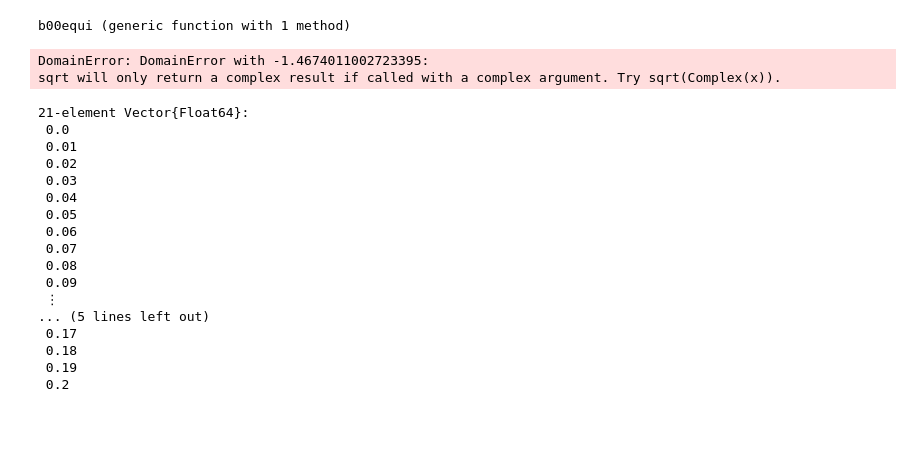
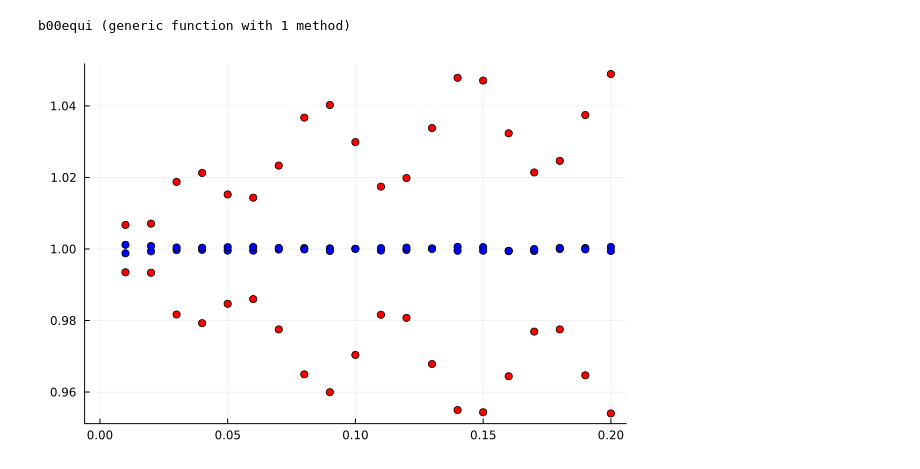
Before and after one commit to ladosamushia/BispectrumAP, a Jupyter notebook: BAOplots.ipynb, the cells around one changed output. Cells and saved outputs as stored; diff of their text form; code cells hidden in the pictures; blank space fills up the shorter version.

```diff
--- a/BAOplots.ipynb
+++ b/BAOplots.ipynb
@@ -139,34 +160,41 @@ function b00equi(kgrid, αV, ϵ)
     Nk = size(kgrid)[1]
     pp = zeros(Nk)
     for i in 2:Nk
-        pp[i] = hcubature(x -> bk5d(μp(kgrid[i], x[1], αV, ϵ), x[2], kp(kgrid[i], x[1], αV, ϵ), kp(kgrid[i], x[1], αV, ϵ), kp(kgrid[i], x[1], αV, ϵ))/2/sqrt(π)*sin(x[1]), [0, 0], [π, 2*π], reltol=1e-4)[1]
+        #println(kgrid[i])
+        pp[i] = hcubature(x -> bk5d(μp(kgrid[i], cos(x[1]), αV, ϵ), x[2], kp(kgrid[i], cos(x[1]), αV, ϵ), kp(kgrid[i], cos(x[1]), αV, ϵ), kp(kgrid[i], cos(x[1]), αV, ϵ))/2/sqrt(π)*sin(x[1]), [0, 0], [π, 2*π], reltol=1e-4)[1]
     end
     return pp
 end
+function b20equi(kgrid, αV, ϵ)
+    Nk = size(kgrid)[1]
+    pp = zeros(Nk)
+    for i in 2:Nk
+        #println(kgrid[i])
+        pp[i] = hcubature(x -> bk5d(μp(kgrid[i], cos(x[1]), αV, ϵ), x[2], kp(kgrid[i], cos(x[1]), αV, ϵ), kp(kgrid[i], cos(x[1]), αV, ϵ), kp(kgrid[i], cos(x[1]), αV, ϵ))/2/sqrt(π)*sin(x[1]), [0, 0], [π, 2*π], reltol=1e-4)[1]
+    end
+    return pp
+end
+function b40equi(kgrid, αV, ϵ)
+    Nk = size(kgrid)[1]
+    pp = zeros(Nk)
+    for i in 2:Nk
+        #println(kgrid[i])
+        pp[i] = hcubature(x -> bk5d(μp(kgrid[i], cos(x[1]), αV, ϵ), x[2], kp(kgrid[i], cos(x[1]), αV, ϵ), kp(kgrid[i], cos(x[1]), αV, ϵ), kp(kgrid[i], cos(x[1]), αV, ϵ))/2/sqrt(π)*sin(x[1]), [0, 0], [π, 2*π], reltol=1e-4)[1]
+    end
+    return pp
+end
 # %% [output]
 b00equi (generic function with 1 method)
-# %%
-b00equi(kgrid, 1.00, 1.00)
-# %% [output]
-DomainError: DomainError with -1.4674011002723395:
-sqrt will only return a complex result if called with a complex argument. Try sqrt(Complex(x)).
-# %%
-kgrid
-# %% [output]
-21-element Vector{Float64}:
- 0.0
- 0.01
- 0.02
- 0.03
- 0.04
- 0.05
- 0.06
- 0.07
- 0.08
- 0.09
- ⋮
-... (5 lines left out)
- 0.17
- 0.18
- 0.19
- 0.2
+# %%
+B00fid = b00equi(kgrid, 1.00, 1.00);
+B00ap = b00equi(kgrid, 1.01, 1.00);
+B00am = b00equi(kgrid, 0.99, 1.00);
+B00ep = b00equi(kgrid, 1.00, 1.01);
+B00em = b00equi(kgrid, 1.00, 0.99);
+# %%
+scatter(kgrid, B00fid./B00ap, label=:none, color=:red)
+scatter!(kgrid, B00fid./B00am, label=:none, color=:red)
+scatter!(kgrid, B00fid./B00ep, label=:none, color=:blue)
+scatter!(kgrid, B00fid./B00em, label=:none, color=:blue)
+# %% [output]
+[figure, added]
```
Also changed, not shown: parts of 7 cells of this notebook, 1 other file.
